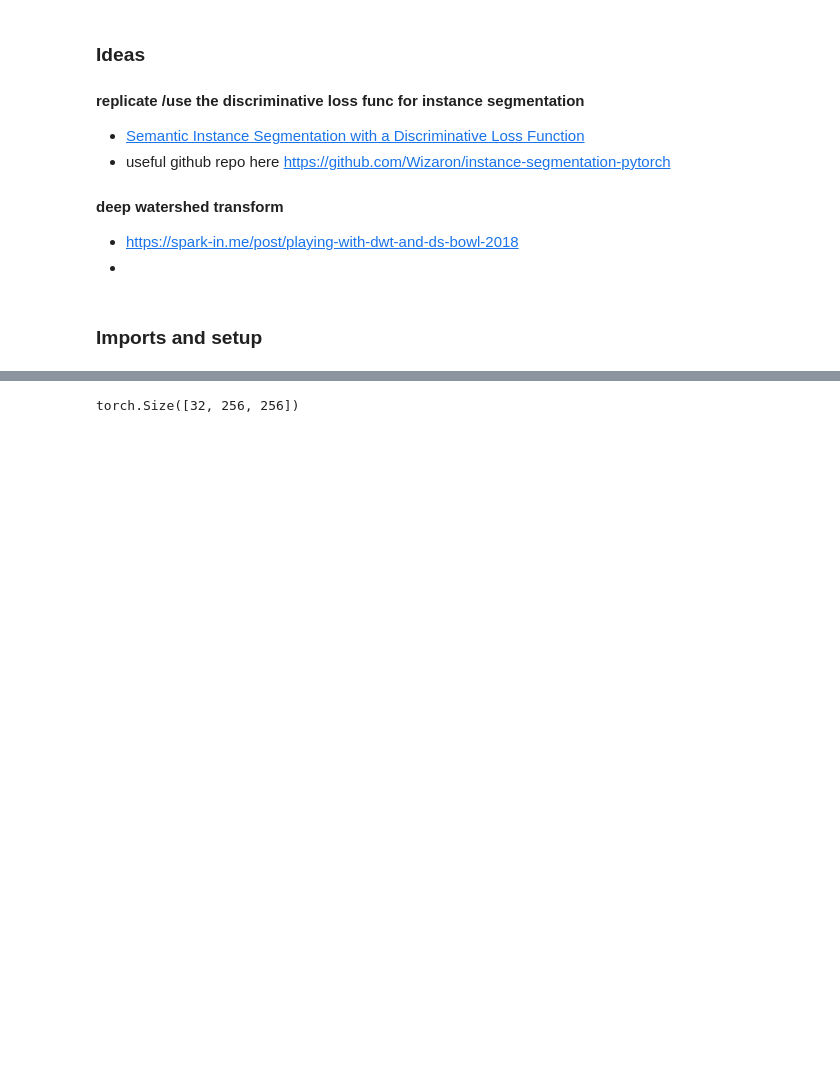
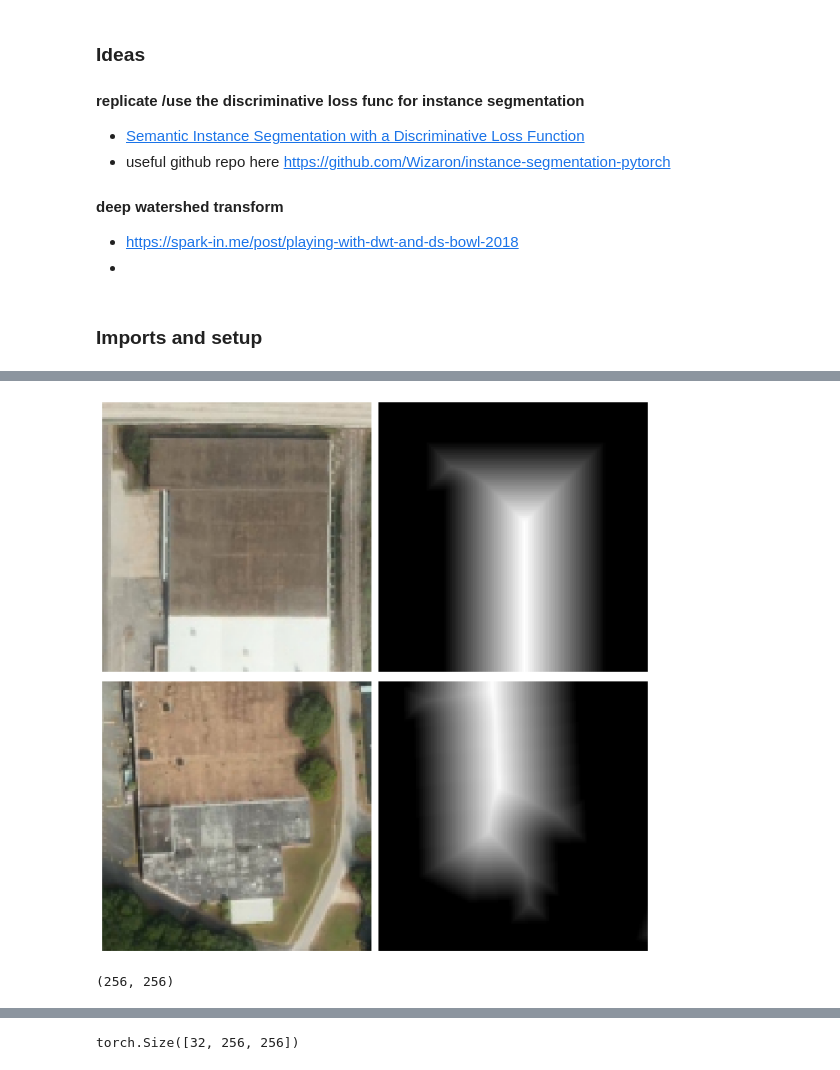
Before and after one commit to wwymak/spacenet-buildings, a Jupyter notebook: instance segmentation approach.ipynb, the cells around one changed output, grey strips where cells are left out. Cells and saved outputs as stored; diff of their text form; code cells hidden in the pictures; blank space fills up the shorter version.

```diff
--- a/instance segmentation approach.ipynb
+++ b/instance segmentation approach.ipynb
@@ -138,0 +165,3 @@ dataset_df = pd.DataFrame({"name":[f"cropped_training/{f}" for f in train_croppe
+# %%
+dataset_df["SDT_label"] = dataset_df.label.str.replace("pytorch_GTL", "SDT")
+dataset_df.head()
@@ -138,0 +175,26 @@ dataset_df = pd.DataFrame({"name":[f"cropped_training/{f}" for f in train_croppe
+# %%
+src = (ImageImageList.from_df(dataset_df, path=data_dir )
+      . split_from_df(col="is_valid")
+       .label_from_df(cols="SDT_label"))
+# %%
+size = 128
+bs=32
+data = (src.transform(get_transforms(do_flip=True,
+             flip_vert=True,
+             max_rotate=180,
+             max_zoom=1.2,
+             max_lighting=0.5,
+             max_warp=0.2,
+             p_affine=0.75,
+             p_lighting=0.75), size=size, tfm_y=True)
+        .databunch(bs=bs)
+        .normalize(imagenet_stats))
+# %%
+data.show_batch(ds_type=DatasetType.Valid, rows=2, figsize=(9,9))
+# %% [output]
+[figure, added]
+# %%
+# PIL.Image.open('/media/wwymak/Storage/urban-3D-satellite/cropped_training/JAX_Tile_091_1_SDT.tif', mode='L')
+a.shape
+# %% [output]
+(256, 256)
```
Also changed, not shown: parts of 28 cells of this notebook, 4 other files.
